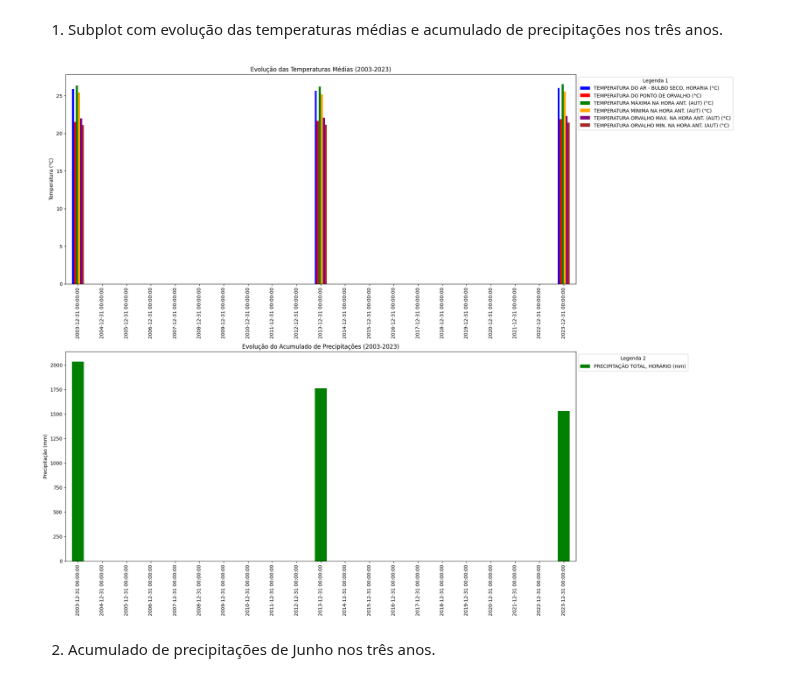
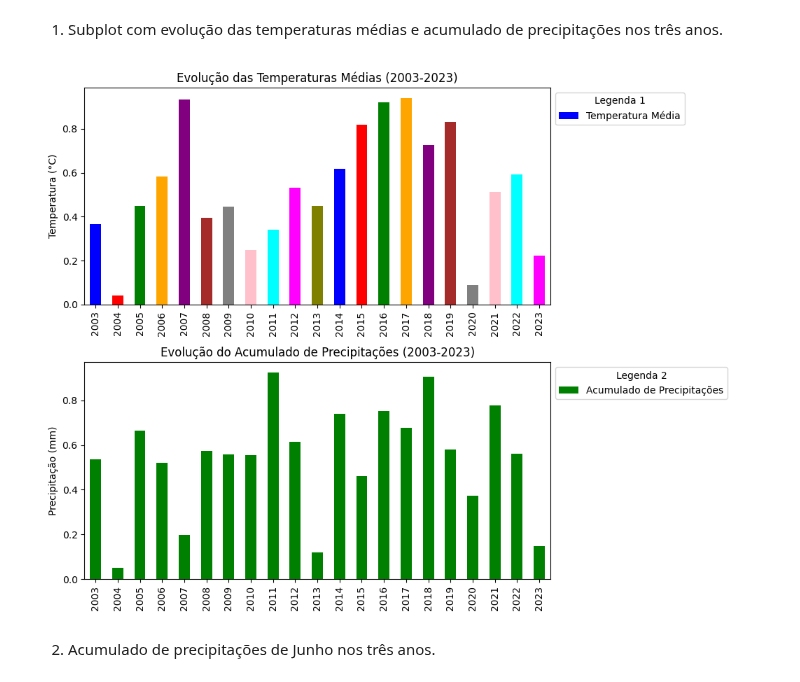
Before and after one commit to everaldina/Trilha_Python, a Jupyter notebook: PI-009.ipynb, the cells around one changed output. Cells and saved outputs as stored; diff of their text form; code cells hidden in the pictures.

```diff
--- a/PI-009.ipynb
+++ b/PI-009.ipynb
@@ -130,36 +130,43 @@ import matplotlib.pyplot as plt
 1. Subplot com evolução das temperaturas médias e acumulado de precipitações nos três anos.
 # %%
 import matplotlib.pyplot as plt
+import pandas as pd
+import numpy as np
 
-# Ajuste o tamanho da figura
-fig, axs = plt.subplots(2, 1, figsize=(20, 16))
+# Exemplo de dados (substitua pelos seus próprios dados)
+anos = np.arange(2003, 2024)
+temperaturas_medias_anuais = pd.Series(np.random.rand(len(anos)), index=anos)
+acumulado_precipitacoes_anuais = pd.Series(np.random.rand(len(anos)), index=anos)
+
+# Criando um subplot
+fig, axs = plt.subplots(2, 1, figsize=(10, 8))
 
 # Definindo as cores para cada ano
 cores_temperaturas = ['blue', 'red', 'green', 'orange', 'purple', 'brown', 'gray', 'pink', 'cyan', 'magenta', 'olive']
 
 # Plotando a evolução das temperaturas médias
 temperaturas_medias_anuais.plot.bar(ax=axs[0], color=cores_temperaturas, label='Temperatura Média')
 
 # Configurações do primeiro subplot
 axs[0].set_title('Evolução das Temperaturas Médias (2003-2023)')
 axs[0].set_ylabel('Temperatura (°C)')
 
 # Plotando o acumulado de precipitações
 acumulado_precipitacoes_anuais.plot.bar(ax=axs[1], color='green', label='Acumulado de Precipitações')
 
 # Configurações do segundo subplot
 axs[1].set_title('Evolução do Acumulado de Precipitações (2003-2023)')
 axs[1].set_ylabel('Precipitação (mm)')
 
 # Adicionando legenda fora do gráfico
 axs[0].legend(loc='upper left', bbox_to_anchor=(1, 1), title='Legenda 1')
 axs[1].legend(loc='upper left', bbox_to_anchor=(1, 1), title='Legenda 2')
 
 # Ajustando layout
 plt.tight_layout()
 plt.show()
 # %% [output]
-[figure, old version]
+[figure, new version]
 # %% [markdown]
 2. Acumulado de precipitações de Junho nos três anos.
 # %% [markdown]
```
